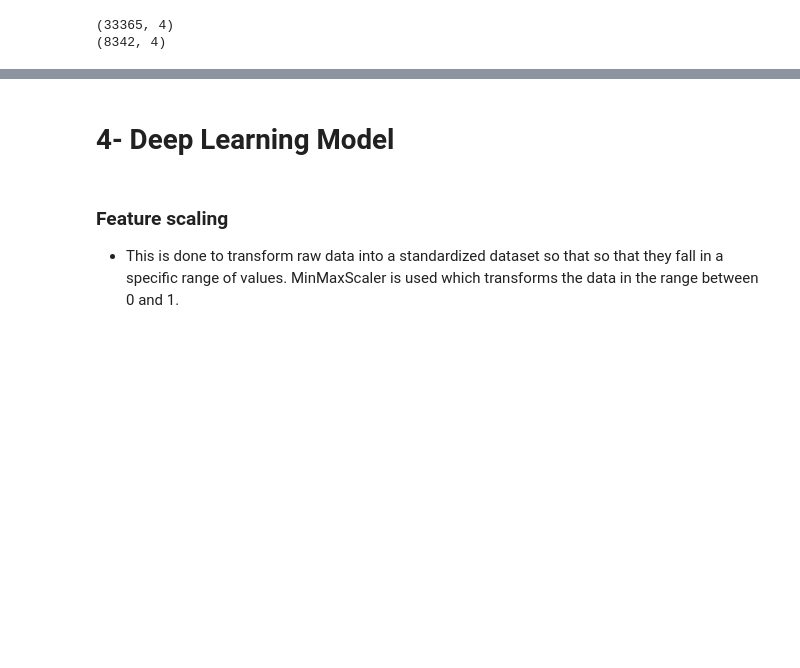
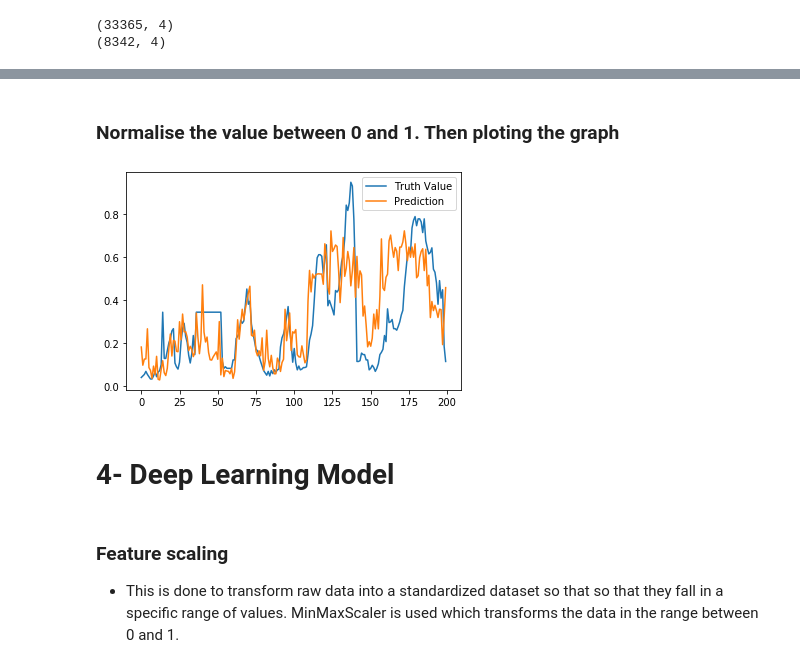
Before and after one commit to senemaktas/Air_Pollution_Prediction_ML_DL, a Jupyter notebook: Air_Pollution_Prediction.ipynb, the cells around one changed output, grey strips where cells are left out. Drawn from its saved outputs; the diff is of its cells as text; code cells hidden in the pictures; blank space fills up the shorter version.

```diff
--- a/Air_Pollution_Prediction.ipynb
+++ b/Air_Pollution_Prediction.ipynb
@@ -386,3 +529,15 @@ plt.show()
+# %% [markdown]
+### Normalise the value between 0 and 1. Then  ploting the graph
+# %%
+y_test= (y_test-min(y_test))/(max(y_test)-min(y_test))
+y_pred=  (y_pred-min(y_pred))/(max(y_pred)-min(y_pred))
+
+plt.plot(np.array(y_test[:200]),label='Truth Value')
+plt.plot(np.array(y_pred[:200]),label='Prediction')
+plt.legend()
+plt.show()
+# %% [output]
+[figure, added]
 # %% [markdown]
 # 4- Deep Learning Model
 # %% [markdown]
```
Also changed, not shown: parts of 33 cells of this notebook.
